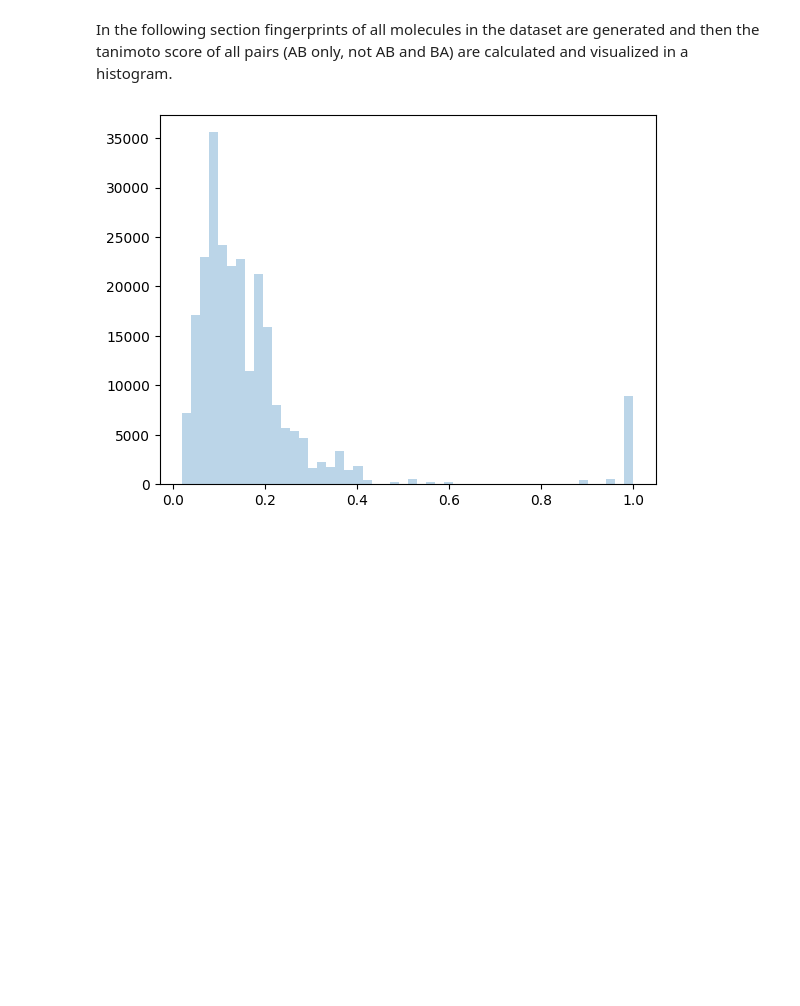
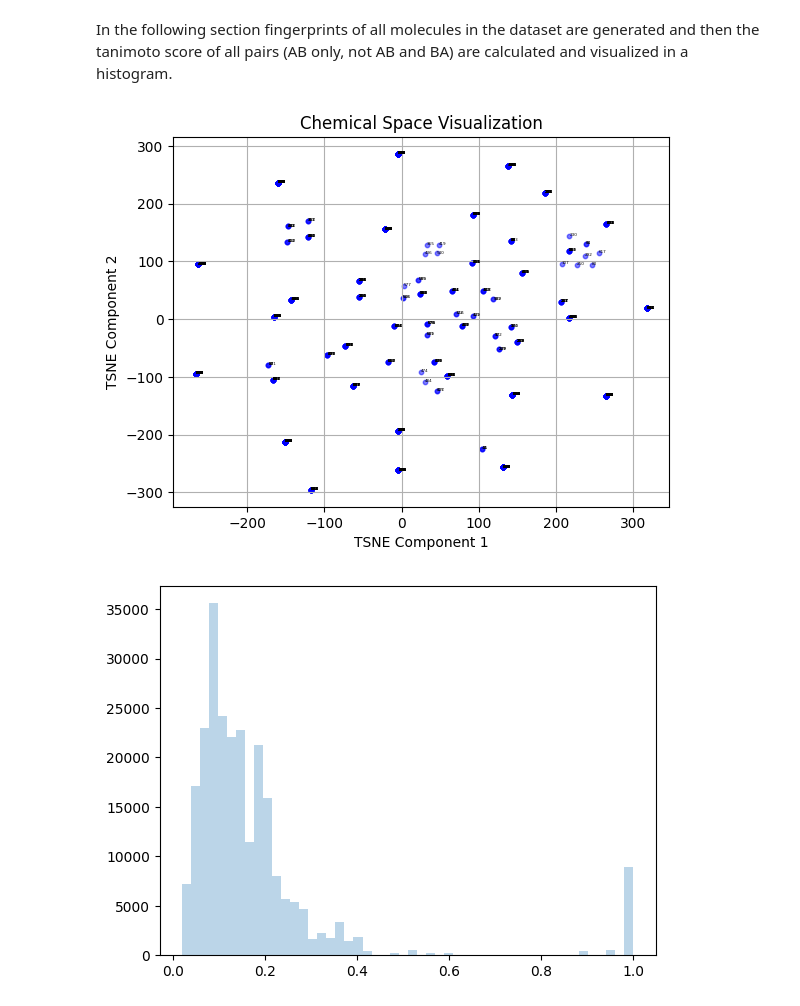
Before and after one commit to vdhooftcompmet/MS2LDA, a Jupyter notebook: notebooks/Pos_ACHE_Inhibitors_dataset.ipynb, the cells around one changed output. Drawn from its saved outputs; the diff is of its cells as text; code cells hidden in the pictures; blank space fills up the shorter version.

```diff
--- a/notebooks/Pos_ACHE_Inhibitors_dataset.ipynb
+++ b/notebooks/Pos_ACHE_Inhibitors_dataset.ipynb
@@ -19,8 +21,9 @@ fpgen = AllChem.GetRDKitFPGenerator()
 ### Loading the dataset into matchms
 # %%
 # Loading the dataset into matchms
-spectra_path = r"test_data\pos_ache_inhibitors_pesticides.mgf"
+spectra_path = "test_data/pos_ache_inhibitors_pesticides.mgf"
 spectra = load_from_mgf(spectra_path)
+spectra = list(load_from_mgf(spectra_path))
 # %%
 # retrieving inchis from spectra to convert them into rdkit.mol.objects
 inchis = []
@@ -33,3 +56,13 @@ for spectrum in spectra:
+# %%
+import csv
+# Define the file name
+file_name = "test_datatable.tsv"
+
+# Write inches to the TSV file
+with open(file_name, 'w', newline='') as tsvfile:
+    writer = csv.writer(tsvfile, delimiter='\t')
+    for inchi in inchis:
+        writer.writerow([inchi])
 # %%
 mols = [MolFromInchi(inchi) for inchi in inchis]
 # %% [markdown]
@@ -57,6 +90,48 @@ In the following section fingerprints of all molecules in the dataset are genera
 # %%
 # standard rdkit fingperprints (default with 1024 bits)
 fps = [fpgen.GetFingerprint(mol) for mol in mols]
+# %%
+import numpy as np
+from sklearn.manifold import TSNE
+
+# Compute Tanimoto similarity matrix
+def calculate_similarity_matrix(fps):
+    num_fps = len(fps)
+    similarity_matrix = np.zeros((num_fps, num_fps))
+    for i, fp_i in enumerate(fps):
+        for j in range(i, num_fps):
+            similarity = DataStructs.TanimotoSimilarity(fp_i, fps[j])
+            similarity_matrix[i, j] = similarity
+            similarity_matrix[j, i] = similarity
+    return similarity_matrix
+
+# Assuming 'fps' and 'inchis' are defined elsewhere
+# molecules_list = [MolFromInchi(inchi) for inchi in inchis]
+
+similarity_matrix = calculate_similarity_matrix(fps)
+
+# Perform dimensionality reduction
+#tsne = TSNE(n_components=2)
+#chemicalspace = tsne.fit_transform(similarity_matrix)
+
+pca = PCA(n_components=2)
+chemicalspace_pca = pca.fit_transform(similarity_matrix)
+
+
+# Plot chemical space
+plt.scatter(chemicalspace[:, 0], chemicalspace[:, 1], s=10, c='blue', alpha=0.5)
+
+# Add labels for each point
+for i, (x, y) in enumerate(chemicalspace):
+    plt.text(x, y, str(i), fontsize=3)
+
+plt.xlabel('TSNE Component 1')
+plt.ylabel('TSNE Component 2')
+plt.title('Chemical Space Visualization')
+plt.grid(True)
+plt.show()
+# %% [output]
+[figure, added]
 # %%
 from itertools import combinations
 # %%
```
Also changed, not shown: parts of 11 cells of this notebook, 3 other files.
